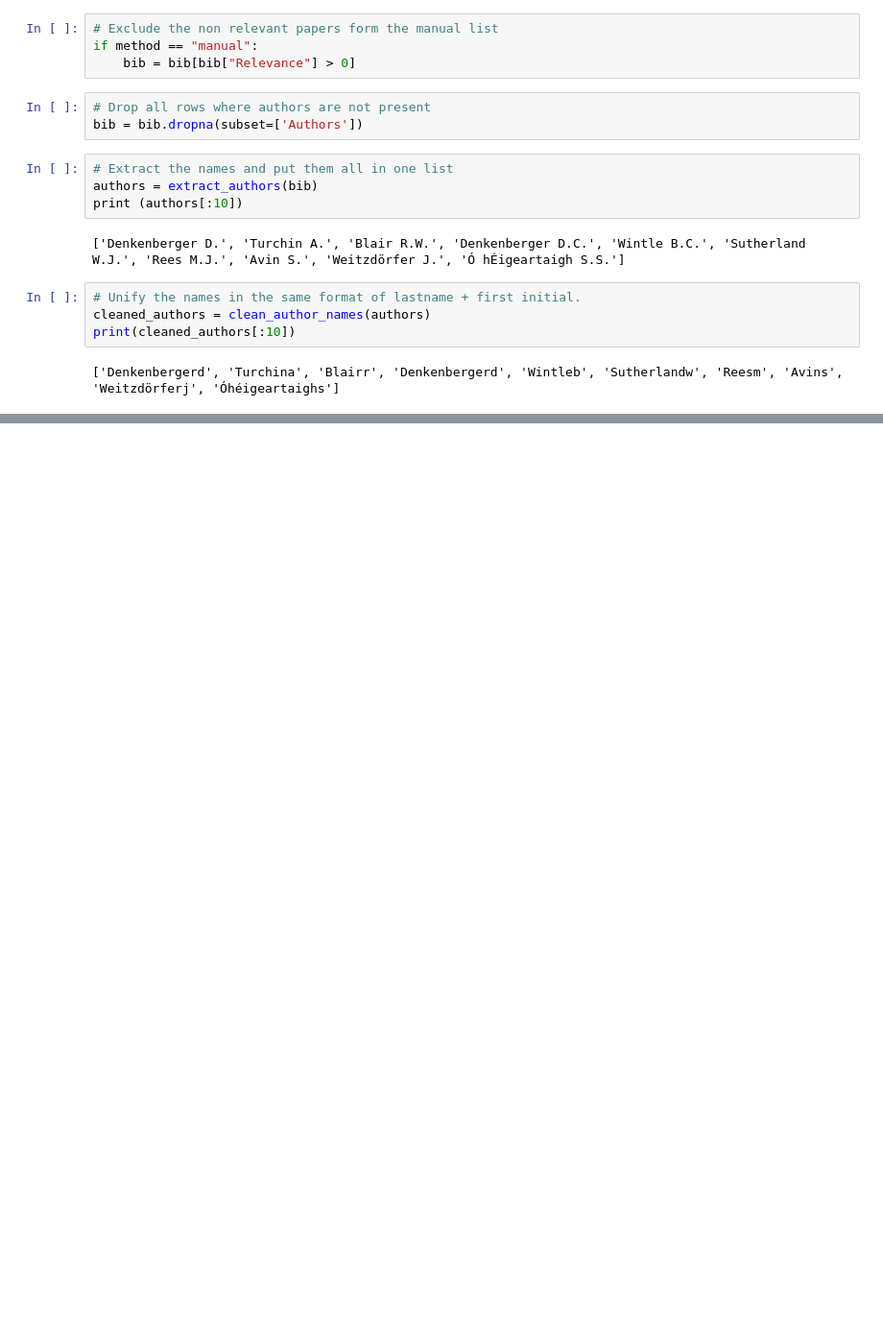
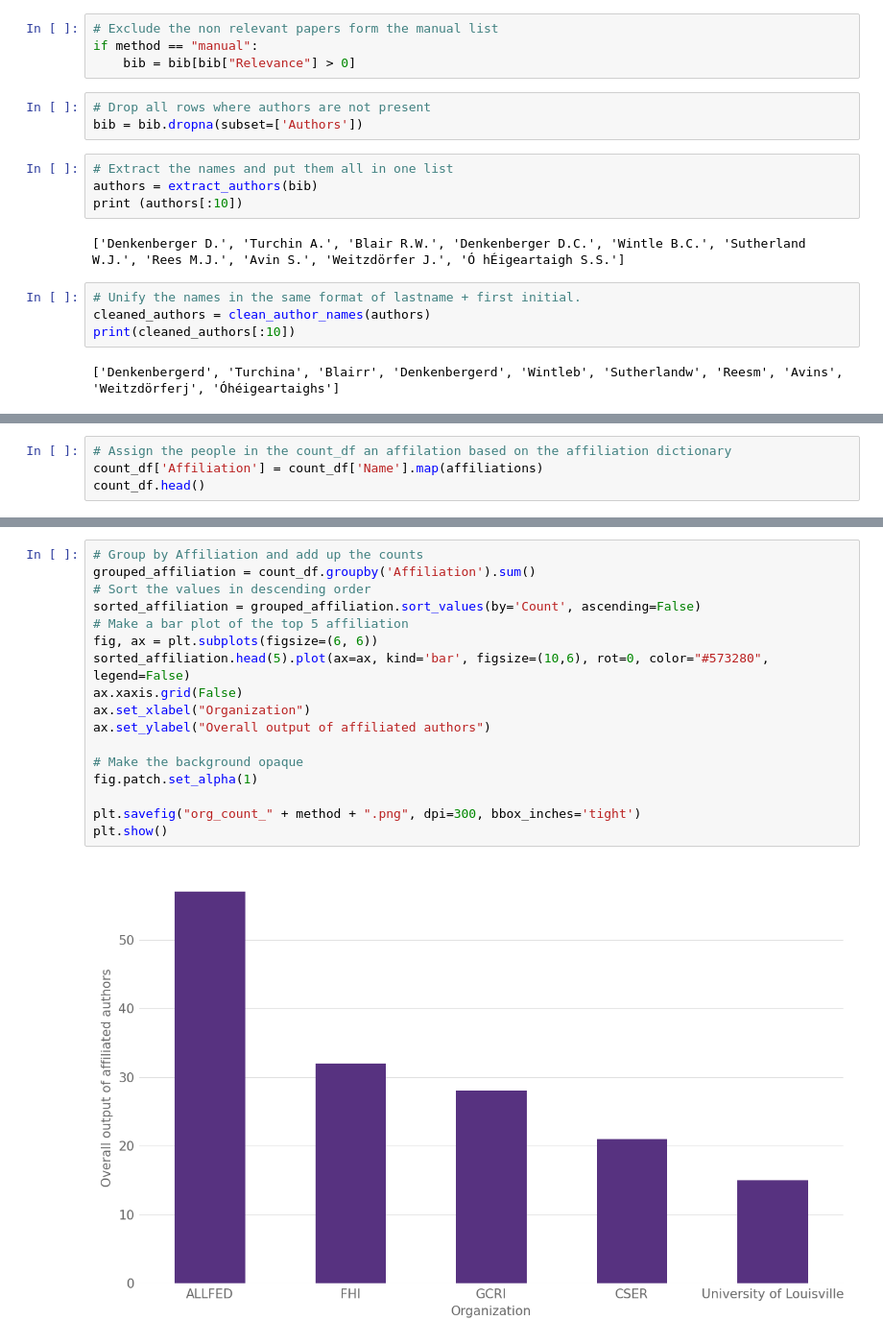
Before and after one commit to florianjehn/X-Risk-Rank, a Jupyter notebook: name_counting.ipynb, the cells around one changed output, grey strips where cells are left out. Shown at 96% size. Drawn from its saved outputs; the diff is of its cells as text; blank space fills up the shorter version.

```diff
--- a/name_counting.ipynb
+++ b/name_counting.ipynb
@@ -97,0 +127,4 @@ plt.show()
+# %%
+# Assign the people in the count_df an affilation based on the affiliation dictionary
+count_df['Affiliation'] = count_df['Name'].map(affiliations)
+count_df.head()
@@ -97,0 +138,19 @@ plt.show()
+# %%
+# Group by Affiliation and add up the counts
+grouped_affiliation = count_df.groupby('Affiliation').sum()
+# Sort the values in descending order
+sorted_affiliation = grouped_affiliation.sort_values(by='Count', ascending=False)
+# Make a bar plot of the top 5 affiliation
+fig, ax = plt.subplots(figsize=(6, 6))
+sorted_affiliation.head(5).plot(ax=ax, kind='bar', figsize=(10,6), rot=0, color="#573280", legend=False)
+ax.xaxis.grid(False)
+ax.set_xlabel("Organization")
+ax.set_ylabel("Overall output of affiliated authors")
+
+# Make the background opaque
+fig.patch.set_alpha(1)
+
+plt.savefig("org_count_" + method + ".png", dpi=300, bbox_inches='tight')
+plt.show()
+# %% [output]
+[figure, added]
```
Also changed, not shown: parts of 5 cells of this notebook, 3 other files.
